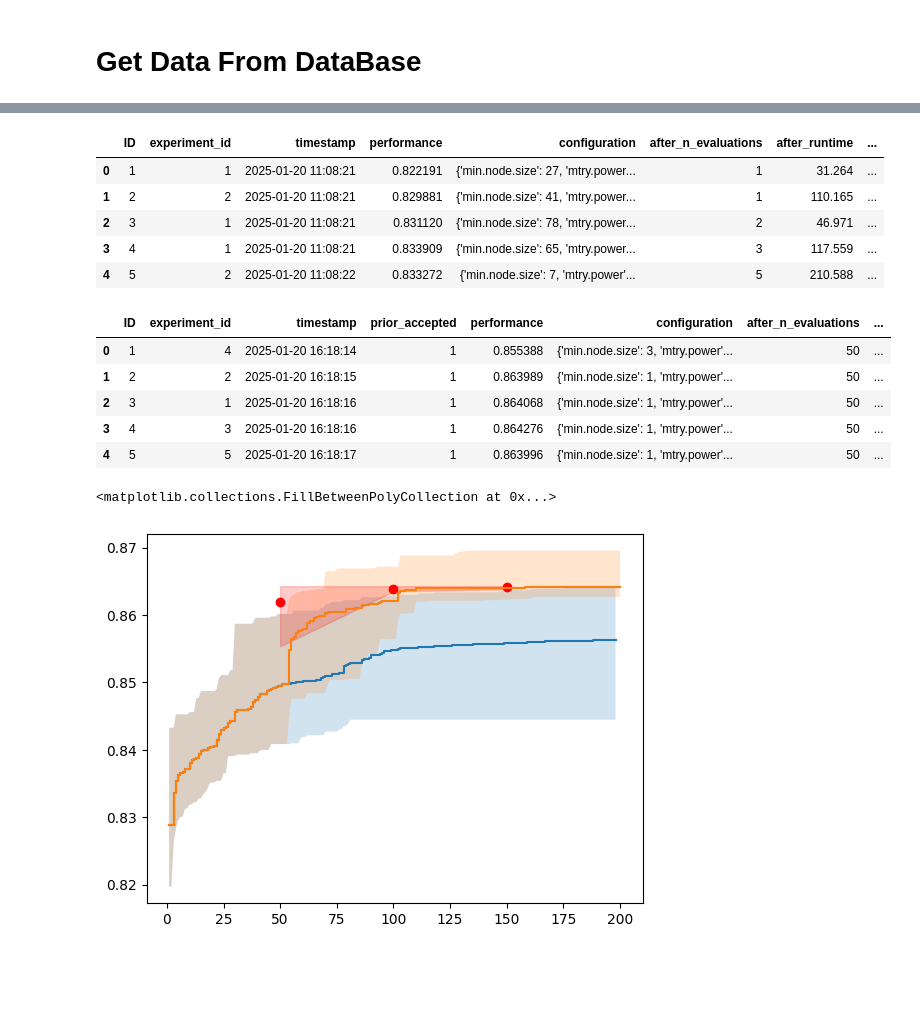
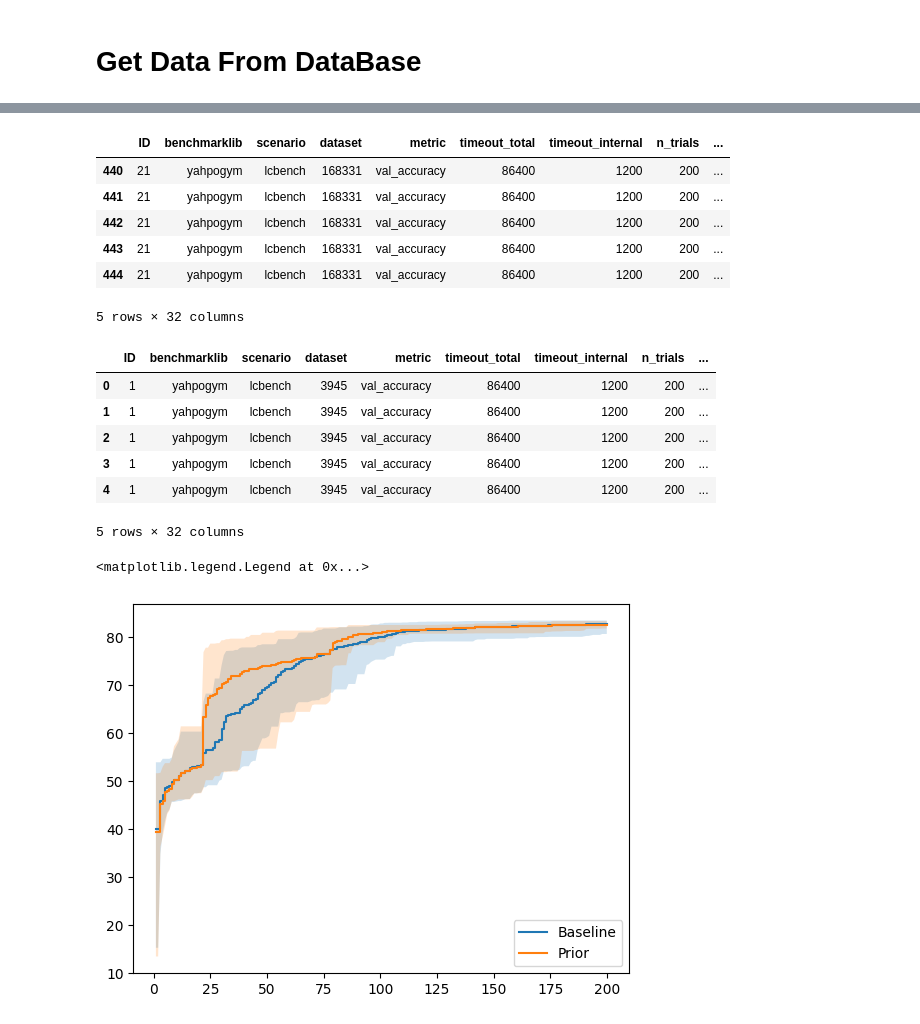
Before and after one commit to automl/DynaBO, a Jupyter notebook: dynabo/plots/plot_baseline_vs_incumbent.ipynb, the cells around one changed output, grey strips where cells are left out. Cells and saved outputs as stored; diff of their text form; code cells hidden in the pictures; blank space fills up the shorter version.

```diff
--- a/dynabo/plots/plot_baseline_vs_incumbent.ipynb
+++ b/dynabo/plots/plot_baseline_vs_incumbent.ipynb
@@ -31,4 +31,15 @@ prior_experimenter = PyExperimenter(prior_config_path, credentials_path)
 # %%
+baseline_table = baseline_experimenter.get_table()
 baseline_incumbent_df = baseline_experimenter.get_logtable("incumbents")
+baseline_incumbent_df = baseline_incumbent_df.drop(columns=["ID"])
+
+prior_table = prior_experimenter.get_table()
 prior_incumbent_df = prior_experimenter.get_logtable("incumbents")
+prior_incumbent_df = prior_incumbent_df.drop(columns=["ID"])
 prior_priors_df = prior_experimenter.get_logtable("priors")
+prior_priors_df = prior_priors_df.drop(columns=["ID"])
+# %%
+joined_baseline_table = pd.merge(baseline_table, baseline_incumbent_df, left_on="ID", right_on="experiment_id")
+
+joined_prior_incumbent_table = pd.merge(prior_table, prior_incumbent_df, left_on="ID", right_on="experiment_id")
+joined_prio_prior_table = pd.merge(prior_table, prior_priors_df, left_on="ID", right_on="experiment_id")
@@ -35,21 +56,27 @@ prior_priors_df = prior_experimenter.get_logtable("priors")
+# %%
+baseline_incumbent_df = joined_baseline_table[joined_baseline_table["dataset"] == "168331"	]
+prior_incumbent_df = joined_prior_incumbent_table[joined_prior_incumbent_table["dataset"] == "168331"	]
+prior_priors_df = joined_prio_prior_table[joined_prio_prior_table["dataset"] == "168331"	]
 # %%
 baseline_incumbent_df.head()
 # %% [output]
-|  | ID | experiment_id | timestamp | performance | configuration | after_n_evaluations | after_runtime | ... |
-| 0 | 1 | 1 | 2025-01-20 11:08:21 | 0.822191 | {'min.node.size': 27, 'mtry.power... | 1 | 31.264 | ... |
-| 1 | 2 | 2 | 2025-01-20 11:08:21 | 0.829881 | {'min.node.size': 41, 'mtry.power... | 1 | 110.165 | ... |
-| 2 | 3 | 1 | 2025-01-20 11:08:21 | 0.831120 | {'min.node.size': 78, 'mtry.power... | 2 | 46.971 | ... |
-| 3 | 4 | 1 | 2025-01-20 11:08:21 | 0.833909 | {'min.node.size': 65, 'mtry.power... | 3 | 117.559 | ... |
-| 4 | 5 | 2 | 2025-01-20 11:08:22 | 0.833272 | {'min.node.size': 7, 'mtry.power'... | 5 | 210.588 | ... |
+|  | ID | benchmarklib | scenario | dataset | metric | timeout_total | timeout_internal | n_trials | ... |
+| 440 | 21 | yahpogym | lcbench | 168331 | val_accuracy | 86400 | 1200 | 200 | ... |
+| 441 | 21 | yahpogym | lcbench | 168331 | val_accuracy | 86400 | 1200 | 200 | ... |
+| 442 | 21 | yahpogym | lcbench | 168331 | val_accuracy | 86400 | 1200 | 200 | ... |
+| 443 | 21 | yahpogym | lcbench | 168331 | val_accuracy | 86400 | 1200 | 200 | ... |
+| 444 | 21 | yahpogym | lcbench | 168331 | val_accuracy | 86400 | 1200 | 200 | ... |
+5 rows × 32 columns
 # %%
-prior_priors_df.head()
+joined_baseline_table.head()
 # %% [output]
-|  | ID | experiment_id | timestamp | prior_accepted | performance | configuration | after_n_evaluations | ... |
-| 0 | 1 | 4 | 2025-01-20 16:18:14 | 1 | 0.855388 | {'min.node.size': 3, 'mtry.power'... | 50 | ... |
-| 1 | 2 | 2 | 2025-01-20 16:18:15 | 1 | 0.863989 | {'min.node.size': 1, 'mtry.power'... | 50 | ... |
-| 2 | 3 | 1 | 2025-01-20 16:18:16 | 1 | 0.864068 | {'min.node.size': 1, 'mtry.power'... | 50 | ... |
-| 3 | 4 | 3 | 2025-01-20 16:18:16 | 1 | 0.864276 | {'min.node.size': 1, 'mtry.power'... | 50 | ... |
-| 4 | 5 | 5 | 2025-01-20 16:18:17 | 1 | 0.863996 | {'min.node.size': 1, 'mtry.power'... | 50 | ... |
+|  | ID | benchmarklib | scenario | dataset | metric | timeout_total | timeout_internal | n_trials | ... |
+| 0 | 1 | yahpogym | lcbench | 3945 | val_accuracy | 86400 | 1200 | 200 | ... |
+| 1 | 1 | yahpogym | lcbench | 3945 | val_accuracy | 86400 | 1200 | 200 | ... |
+| 2 | 1 | yahpogym | lcbench | 3945 | val_accuracy | 86400 | 1200 | 200 | ... |
+| 3 | 1 | yahpogym | lcbench | 3945 | val_accuracy | 86400 | 1200 | 200 | ... |
+| 4 | 1 | yahpogym | lcbench | 3945 | val_accuracy | 86400 | 1200 | 200 | ... |
+5 rows × 32 columns
 # %%
 def find_last(df: pd.DataFrame, experiment_id: int, column: str, current: int):
     last_trial = df[(df["experiment_id"] == experiment_id) & (df[column] < current)]
@@ -115,10 +142,11 @@ prior_priors_df = get_priors(prior_priors_df)
 # %%
 plt.step(new_df_baseline["after_n_evaluations"], new_df_baseline["avg_performance"], where="post", label="Baseline")
 plt.fill_between(new_df_baseline["after_n_evaluations"], new_df_baseline["percentile_lower"], new_df_baseline["percentile_upper"], alpha=0.2)
 plt.step(new_df_prior["after_n_evaluations"], new_df_prior["avg_performance"], where="post", label="Prior")
 plt.fill_between(new_df_prior["after_n_evaluations"], new_df_prior["percentile_lower"], new_df_prior["percentile_upper"], alpha=0.2)
-plt.scatter(prior_priors_df["n_trials"], prior_priors_df["avg_performance"], label="Priors", color="red")
-plt.fill_between(prior_priors_df["n_trials"], prior_priors_df["percentile_lower"], prior_priors_df["percentile_upper"], alpha=0.2, color="red")
+#plt.scatter(prior_priors_df["n_trials"], prior_priors_df["avg_performance"], label="Priors", color="red")
+#plt.fill_between(prior_priors_df["n_trials"], prior_priors_df["percentile_lower"], prior_priors_df["percentile_upper"], alpha=0.2, color="red")
+plt.legend()
 # %% [output]
-<matplotlib.collections.FillBetweenPolyCollection at 0x...>
+<matplotlib.legend.Legend at 0x...>
-[figure, old version]
+[figure, new version]
```
Also changed, not shown: parts of 3 cells of this notebook, 8 other files.
